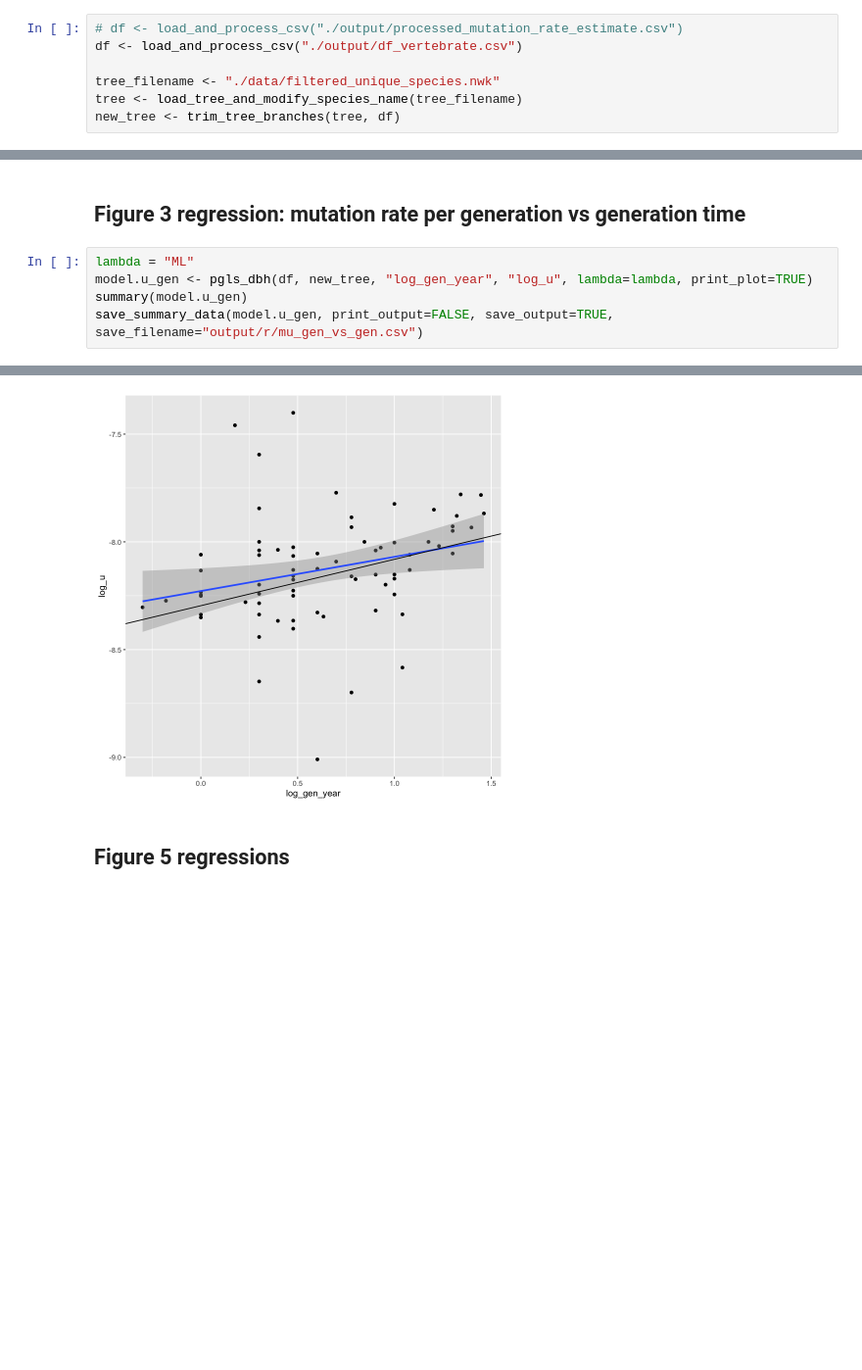
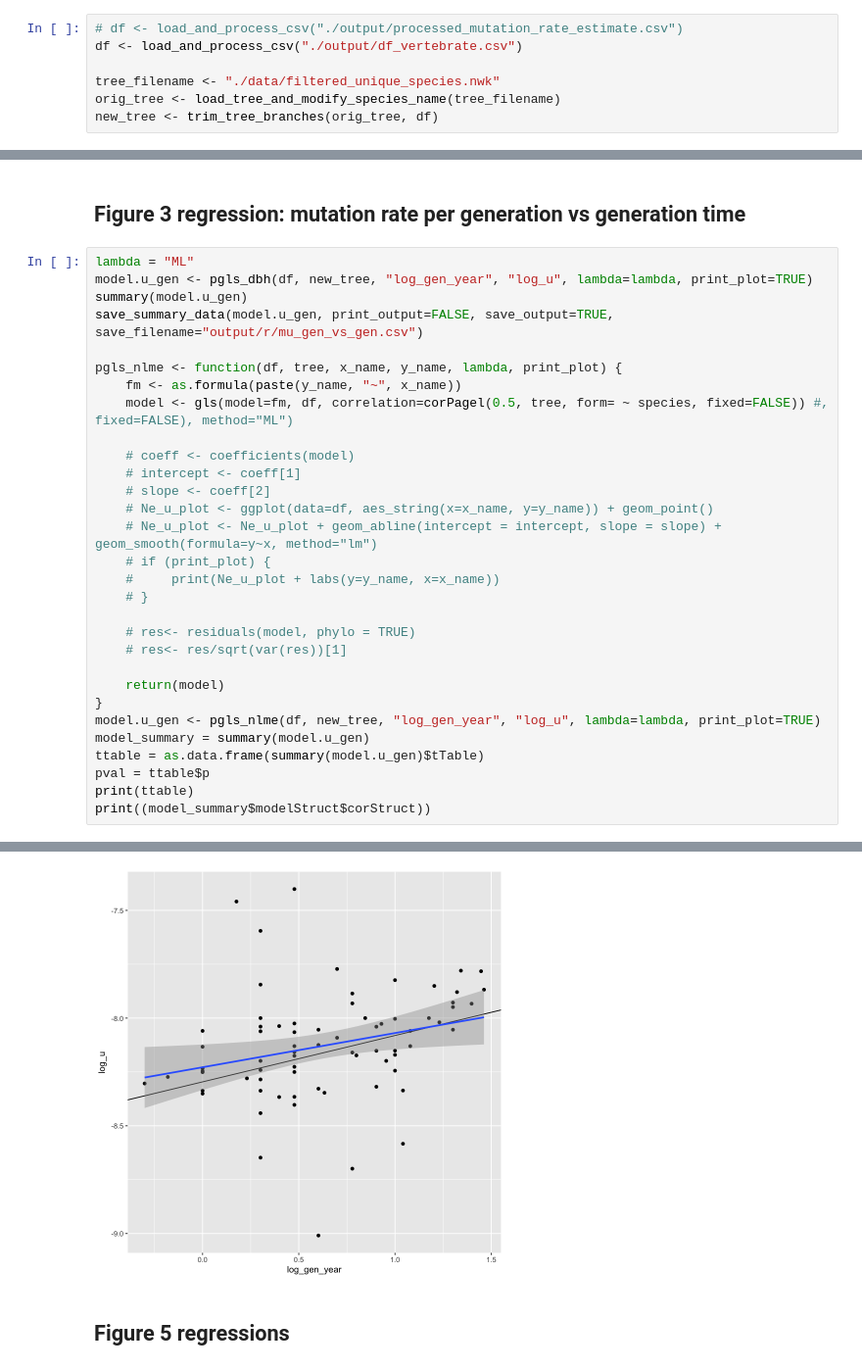
Before and after one commit to harrispopgen/clocklike-DBH, a Jupyter notebook: r_pgls.ipynb, the cells around one changed output, grey strips where cells are left out. Shown at 98% size. Saved outputs shown, nothing was run; the diff lists cells and outputs as text; blank space fills up the shorter version.

Commit message:
added function to save nlme plgs output for figure 2

```diff
--- a/r_pgls.ipynb
+++ b/r_pgls.ipynb
@@ -112,5 +115,5 @@ save_summary_data <- function(model, print_output, save_output, save_filename="o
 df <- load_and_process_csv("./output/df_vertebrate.csv")
 
 tree_filename <- "./data/filtered_unique_species.nwk"
-tree <- load_tree_and_modify_species_name(tree_filename)
-new_tree <- trim_tree_branches(tree, df)
+orig_tree <- load_tree_and_modify_species_name(tree_filename)
+new_tree <- trim_tree_branches(orig_tree, df)
@@ -121,4 +258,29 @@ lambda = "ML"
 model.u_gen <- pgls_dbh(df, new_tree, "log_gen_year", "log_u", lambda=lambda, print_plot=TRUE)
 summary(model.u_gen)
 save_summary_data(model.u_gen, print_output=FALSE, save_output=TRUE, save_filename="output/r/mu_gen_vs_gen.csv")
+
+pgls_nlme <- function(df, tree, x_name, y_name, lambda, print_plot) {
+    fm <- as.formula(paste(y_name, "~", x_name))
+    model <- gls(model=fm, df, correlation=corPagel(0.5, tree, form= ~ species, fixed=FALSE)) #, fixed=FALSE), method="ML")
+
+    # coeff <- coefficients(model)
+    # intercept <- coeff[1]
+    # slope <- coeff[2]
+    # Ne_u_plot <- ggplot(data=df, aes_string(x=x_name, y=y_name)) + geom_point()
+    # Ne_u_plot <- Ne_u_plot + geom_abline(intercept = intercept, slope = slope) + geom_smooth(formula=y~x, method="lm")
+    # if (print_plot) {
+    #     print(Ne_u_plot + labs(y=y_name, x=x_name))
+    # }
+
+    # res<- residuals(model, phylo = TRUE)
+    # res<- res/sqrt(var(res))[1]
+
+    return(model)
+}
+model.u_gen <- pgls_nlme(df, new_tree, "log_gen_year", "log_u", lambda=lambda, print_plot=TRUE)
+model_summary = summary(model.u_gen)
+ttable = as.data.frame(summary(model.u_gen)$tTable)
+pval = ttable$p
+print(ttable)
+print((model_summary$modelStruct$corStruct))
 # %% [output]
@@ -146,4 +310,4 @@ F-statistic: 7.829 on 1 and 70 DF,  p-value: 0.006637
-[figure, old version]
+[figure, new version]
 # %% [markdown]
 ## Figure 5 regressions
 # %% [markdown]
```
Also changed, not shown: parts of 8 cells of this notebook.
